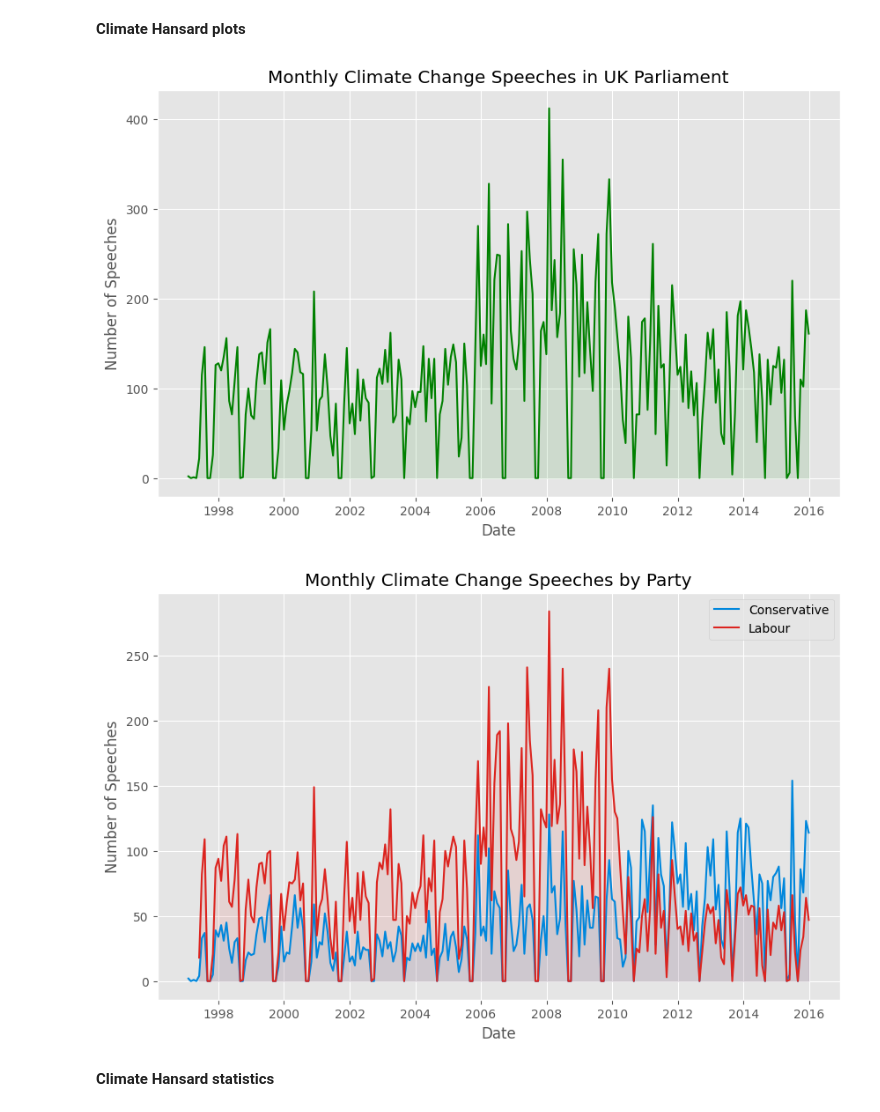
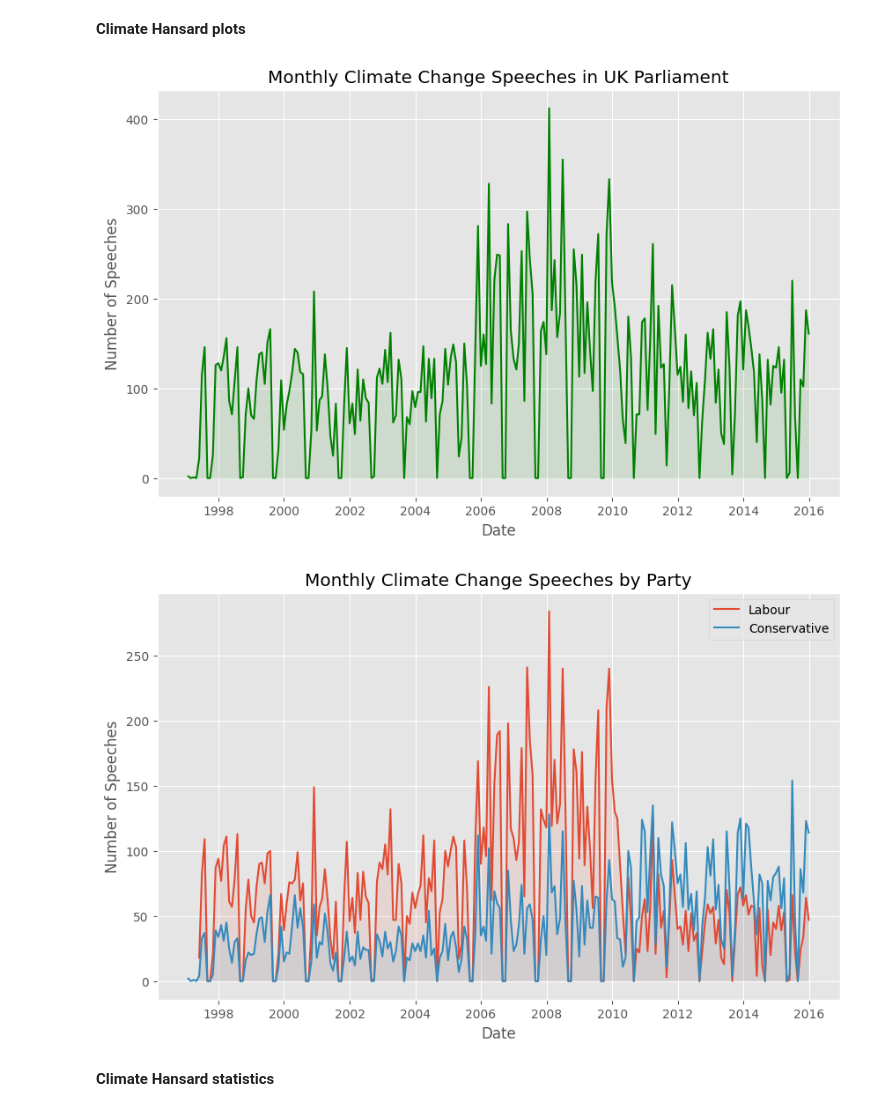
Before and after one commit to felixwallis/pir-dissertation, a Jupyter notebook: source/analysis/descriptive_analysis.ipynb, the cells around one changed output. Saved outputs shown, nothing was run; the diff lists cells and outputs as text; code cells hidden in the pictures.

```diff
--- a/source/analysis/descriptive_analysis.ipynb
+++ b/source/analysis/descriptive_analysis.ipynb
@@ -121,41 +115,39 @@ climate_hansard['speech_date'] = pd.to_datetime(climate_hansard['speech_date'])
 conservative_speeches = climate_hansard[climate_hansard['speech_party']
                                         == 'Conservative']
 labour_speeches = climate_hansard[climate_hansard['speech_party'] == 'Labour']
 
 monthly_hansard_speeches = climate_hansard.groupby(pd.Grouper(
     key='speech_date', freq='M')).size()
 
 monthly_conservative_speeches = conservative_speeches.groupby(pd.Grouper(
     key='speech_date', freq='M')).size()
 monthly_labour_speeches = labour_speeches.groupby(pd.Grouper(
     key='speech_date', freq='M')).size()
 
 plt.figure(figsize=(10, 6))
 plt.plot(monthly_hansard_speeches, label='Hansard', color='green')
 plt.fill_between(monthly_hansard_speeches.index,
                  monthly_hansard_speeches, color='green', alpha=0.1)
 plt.title('Monthly Climate Change Speeches in UK Parliament')
 plt.xlabel('Date')
 plt.ylabel('Number of Speeches')
 plt.show()
 
 plt.figure(figsize=(10, 6))
-plt.plot(monthly_conservative_speeches, label='Conservative',
-         color=party_colours['Conservative'])
-plt.plot(monthly_labour_speeches, label='Labour',
-         color=party_colours['Labour'])
+plt.plot(monthly_labour_speeches, label='Labour')
+plt.plot(monthly_conservative_speeches, label='Conservative')
+plt.fill_between(monthly_labour_speeches.index,
+                 monthly_labour_speeches, alpha=0.1)
 plt.fill_between(monthly_conservative_speeches.index,
-                 monthly_conservative_speeches, color=party_colours['Conservative'], alpha=0.1)
-plt.fill_between(monthly_labour_speeches.index,
-                 monthly_labour_speeches, color=party_colours['Labour'], alpha=0.1)
+                 monthly_conservative_speeches, alpha=0.1)
 plt.title('Monthly Climate Change Speeches by Party')
 plt.xlabel('Date')
 plt.ylabel('Number of Speeches')
 plt.legend()
 plt.show()
 # %% [output]
 [figure]
-[figure, old version]
+[figure, new version]
 # %% [markdown]
 **Climate Hansard statistics**
 # %%
```
Also changed, not shown: parts of 2 cells of this notebook, 6 other files.
